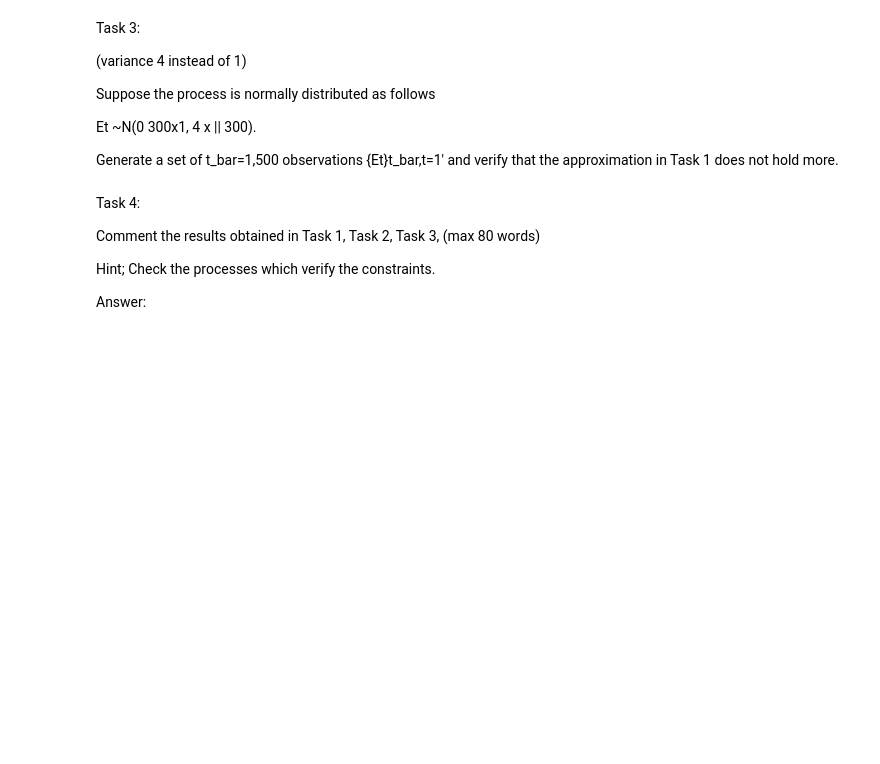
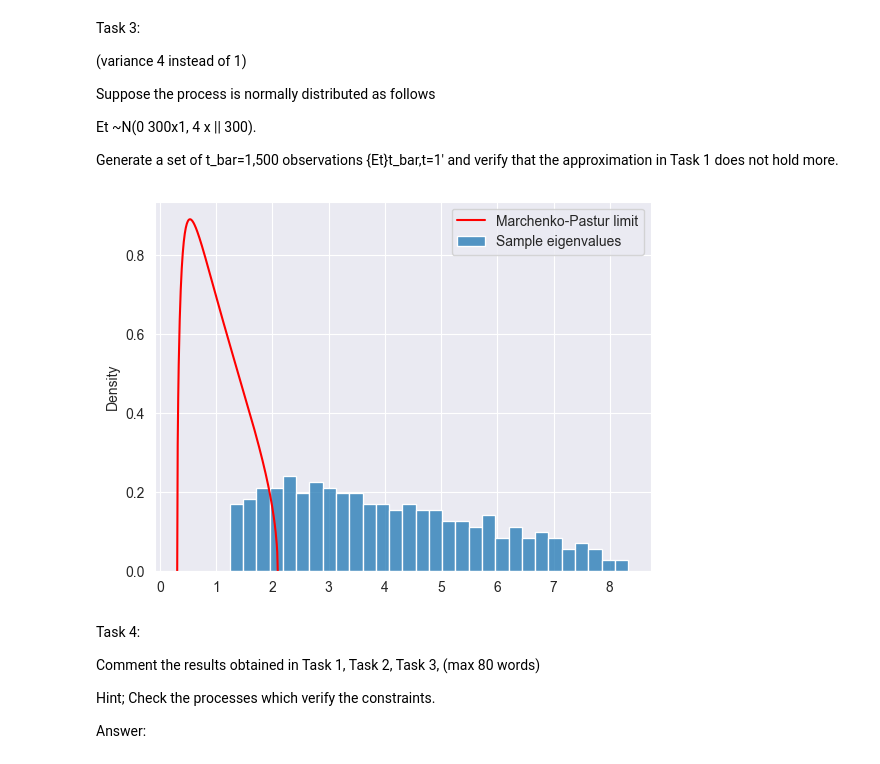
Before and after one commit to Gok-ML-AI/ARPM, a Jupyter notebook: module-01-linear-mean-covariance/Random-Matrix-Theory/random-matrix-theory.ipynb, the cells around one changed output. Drawn from its saved outputs; the diff is of its cells as text; code cells hidden in the pictures; blank space fills up the shorter version.

```diff
--- a/module-01-linear-mean-covariance/Random-Matrix-Theory/random-matrix-theory.ipynb
+++ b/module-01-linear-mean-covariance/Random-Matrix-Theory/random-matrix-theory.ipynb
@@ -135,22 +135,30 @@ Et ~N(0 300x1, 4 x || 300).
 Generate a set of t_bar=1,500 observations {Et}t_bar,t=1' and verify that the
 approximation in Task 1 does not hold more.
 # %%
-# rescaled normal scenarios
-eps_3 =
+# rescaled normal scenarios with standard deviation 2, so variance of 4
+# 2 * randn() turns standard normals into normals with std = 2
+eps_3 = 2 * randn(t_bar, i_bar)
 # covariance of rescaled normal scenarios
-sigma2_3 =
+sigma2_3 = cov(eps_3.T, bias=True)
 # eigenvalues of rescaled normal scenarios
-lam_3 =
+lam_3 = eigvals(sigma2_3)
 
-# grid
-x_mp_3 =
-# Marchenko-Pastur approximation for the normal and the exponential
-y_mp_3 =
+# grid: the same unit-variance MP curve as Task 1, unchanged on purpose
+x_mp_3 = x_mp
+# Marchenko-Pastur approximation (still assumes variance 1)
+y_mp_3 = y_mp
 
 ################################# plot #################################
-# exponential vs its Marchenko-Pastur approximation
+# rescaled normal vs unit variance Marchenko-Pastur approximation
 lineplot(x=x_mp_3, y=y_mp_3, color='r', label='Marchenko-Pastur limit')
-histplot(x=lam_3, stat='density', label='Sample eigenvalues')
+histplot(x=lam_3, stat='density', bins=30, label='Sample eigenvalues')
+legend();
+
+# The red curve and the histogram are obviously in disagreement - hence the mismatch
+# with eigenvalue x 4, this spreads the probability out over 4 times the range, and the bars are about
+# only 1/4 the height also
+# %% [output]
+[figure, added]
 # %% [markdown]
 Task 4:
 
```
Also changed, not shown: parts of 8 cells of this notebook.
